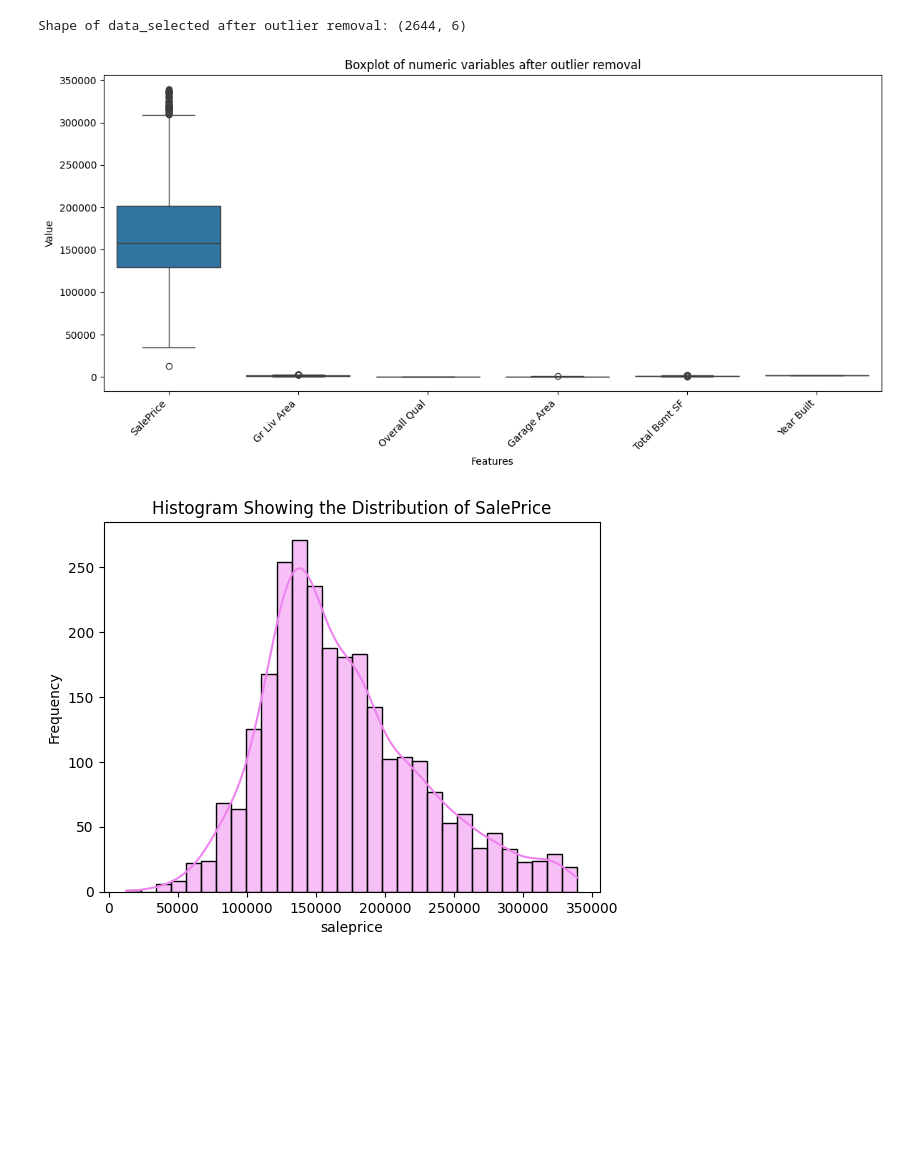
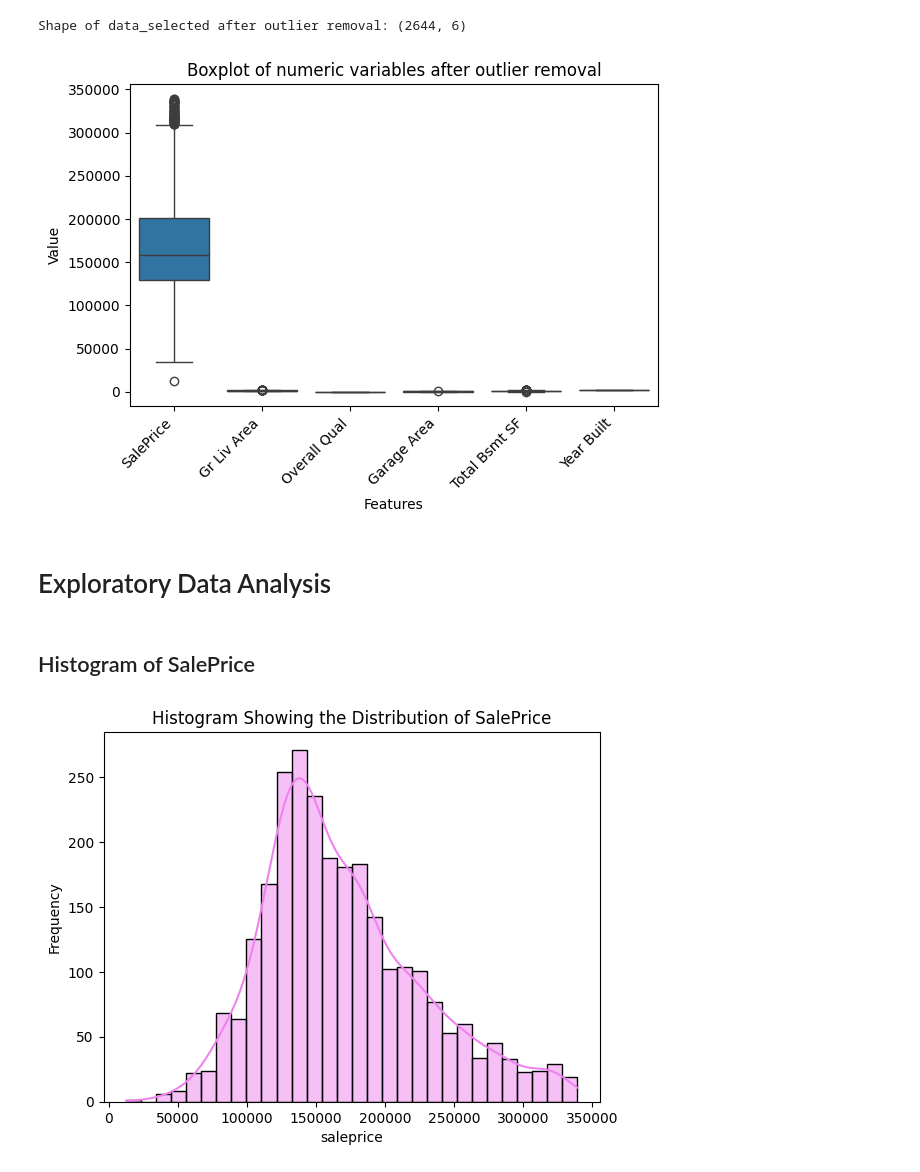
Before and after one commit to gitongaronald14-art/Ronald-The-Data-Analyst, a Jupyter notebook: Project.ipynb, the cells around one changed output. Cells and saved outputs as stored; diff of their text form; code cells hidden in the pictures; blank space fills up the shorter version.

```diff
--- a/Project.ipynb
+++ b/Project.ipynb
@@ -198,9 +175,0 @@ Outliers removed successfully!
-# %%
-Q1 = data_selected["Garage Area"].quantile(0.25)          # Removing outliers using iqr method
-Q3 = data_selected["Garage Area"].quantile(0.75)
-IQR = Q3 - Q1
-lower_bound = Q1 - 1.5 * IQR
-upper_bound = Q3 + 1.5 * IQR
-data = data[(data_selected["Garage Area"] >= lower_bound) & (data_selected["Garage Area"] <= upper_bound)]
-
-print("Outliers removed successfully!")
@@ -209,9 +175,0 @@ Outliers removed successfully!
-# %%
-Q1 = data_selected["Overall Qual"].quantile(0.25)          # Removing outliers using iqr method
-Q3 = data_selected["Overall Qual"].quantile(0.75)
-IQR = Q3 - Q1
-lower_bound = Q1 - 1.5 * IQR
-upper_bound = Q3 + 1.5 * IQR
-data = data[(data_selected["Overall Qual"] >= lower_bound) & (data_selected["Overall Qual"] <= upper_bound)]
-
-print("Outliers removed successfully!")
@@ -220,9 +175,0 @@ Outliers removed successfully!
-# %%
-Q1 = data_selected["Gr Liv Area"].quantile(0.25)          # Removing outliers using iqr method
-Q3 = data_selected["Gr Liv Area"].quantile(0.75)
-IQR = Q3 - Q1
-lower_bound = Q1 - 1.5 * IQR
-upper_bound = Q3 + 1.5 * IQR
-data = data[(data_selected["Gr Liv Area"] >= lower_bound) & (data_selected["Gr Liv Area"] <= upper_bound)]
-
-print("Outliers removed successfully!")
@@ -231,9 +175,0 @@ Outliers removed successfully!
-# %%
-Q1 = data_selected["SalePrice"].quantile(0.25)          # Removing outliers using iqr method
-Q3 = data_selected["SalePrice"].quantile(0.75)
-IQR = Q3 - Q1
-lower_bound = Q1 - 1.5 * IQR
-upper_bound = Q3 + 1.5 * IQR
-data = data[(data_selected["SalePrice"] >= lower_bound) & (data_selected["SalePrice"] <= upper_bound)]
-
-print("Outliers removed successfully!")
@@ -260,16 +187,19 @@ print(f"Shape of data_selected after outlier removal: {data_cleaned.shape}")
 # %% [output]
 Shape of data_selected after outlier removal: (2644, 6)
 # %%
-plt.figure(figsize=(12, 6))
 sns.boxplot(data=data_cleaned)
 plt.xticks(rotation=45, ha='right')
 plt.title('Boxplot of numeric variables after outlier removal')
 plt.ylabel('Value')
 plt.xlabel('Features')
 plt.tight_layout()
 plt.show()
 # %% [output]
-[figure, old version]
+[figure, new version]
+# %% [markdown]
+# Exploratory Data Analysis
+# %% [markdown]
+## Histogram of SalePrice
 # %%
 sns.histplot(data, x='SalePrice', bins=30, kde=True, color="violet")
 plt.title("Histogram Showing the Distribution of SalePrice")
```
Also changed, not shown: parts of 39 cells of this notebook.
